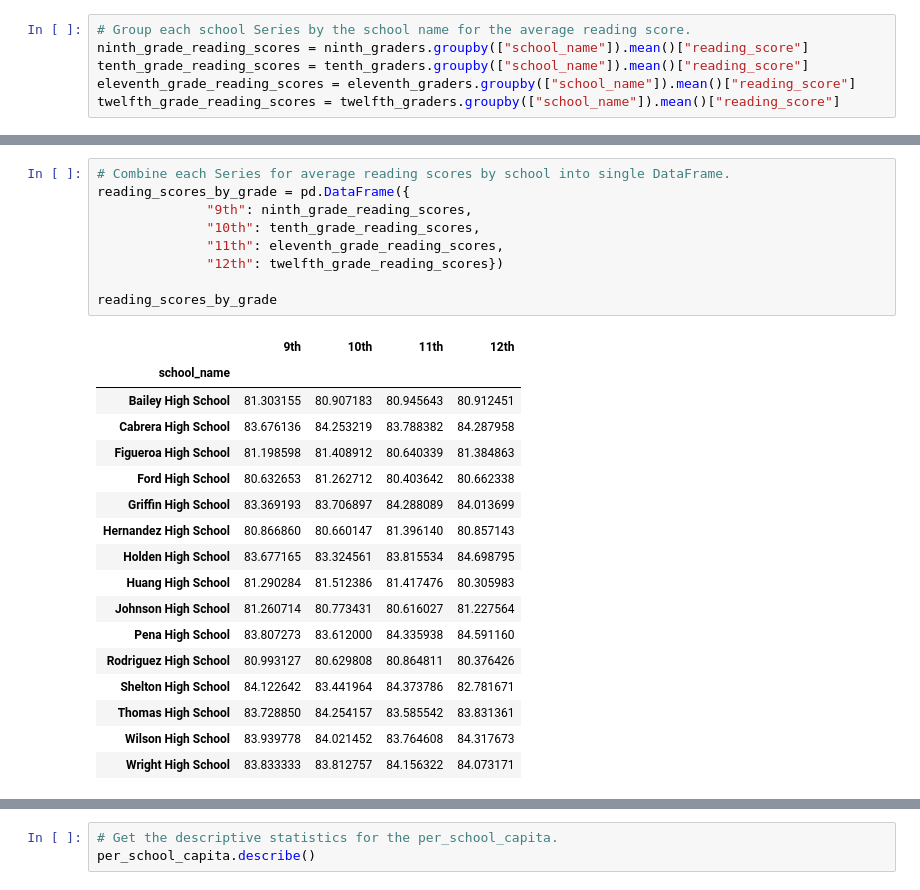
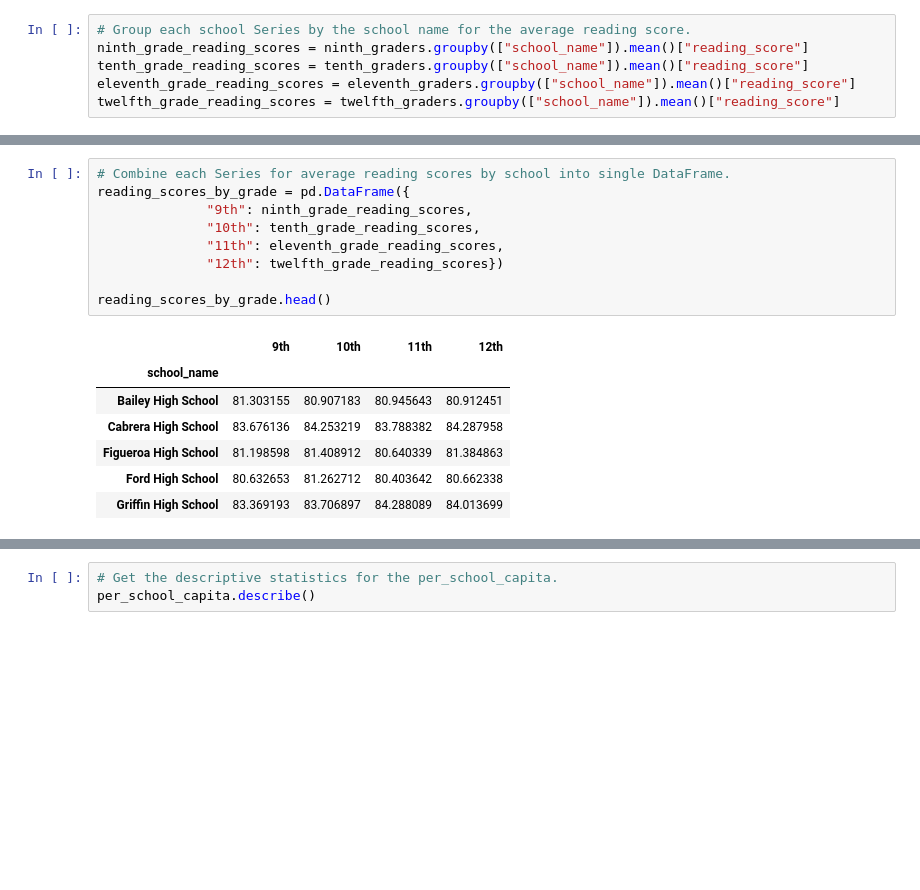
Before and after one commit to jayjohnson526/School_District_Analysis, a Jupyter notebook: PyCitySchools.ipynb, the cells around one changed output, grey strips where cells are left out. Drawn from its saved outputs; the diff is of its cells as text; blank space fills up the shorter version.

```diff
--- a/PyCitySchools.ipynb
+++ b/PyCitySchools.ipynb
@@ -793,30 +790,20 @@ math_scores_by_grade
 # %%
 # Combine each Series for average reading scores by school into single DataFrame.
 reading_scores_by_grade = pd.DataFrame({
               "9th": ninth_grade_reading_scores,
               "10th": tenth_grade_reading_scores,
               "11th": eleventh_grade_reading_scores,
               "12th": twelfth_grade_reading_scores})
 
-reading_scores_by_grade
+reading_scores_by_grade.head()
 # %% [output]
 |  | 9th | 10th | 11th | 12th |
 | school_name |  |  |  |  |
 | Bailey High School | 81.303155 | 80.907183 | 80.945643 | 80.912451 |
 | Cabrera High School | 83.676136 | 84.253219 | 83.788382 | 84.287958 |
 | Figueroa High School | 81.198598 | 81.408912 | 80.640339 | 81.384863 |
 | Ford High School | 80.632653 | 81.262712 | 80.403642 | 80.662338 |
 | Griffin High School | 83.369193 | 83.706897 | 84.288089 | 84.013699 |
-| Hernandez High School | 80.866860 | 80.660147 | 81.396140 | 80.857143 |
-| Holden High School | 83.677165 | 83.324561 | 83.815534 | 84.698795 |
-| Huang High School | 81.290284 | 81.512386 | 81.417476 | 80.305983 |
-| Johnson High School | 81.260714 | 80.773431 | 80.616027 | 81.227564 |
-| Pena High School | 83.807273 | 83.612000 | 84.335938 | 84.591160 |
-| Rodriguez High School | 80.993127 | 80.629808 | 80.864811 | 80.376426 |
-| Shelton High School | 84.122642 | 83.441964 | 84.373786 | 82.781671 |
-| Thomas High School | 83.728850 | 84.254157 | 83.585542 | 83.831361 |
-| Wilson High School | 83.939778 | 84.021452 | 83.764608 | 84.317673 |
-| Wright High School | 83.833333 | 83.812757 | 84.156322 | 84.073171 |
 # %%
 # Format each grade column.
 math_scores_by_grade["9th"] = math_scores_by_grade["9th"].map("{:.1f}".format)
```
Also changed, not shown: parts of 13 cells of this notebook, 21 other files.
